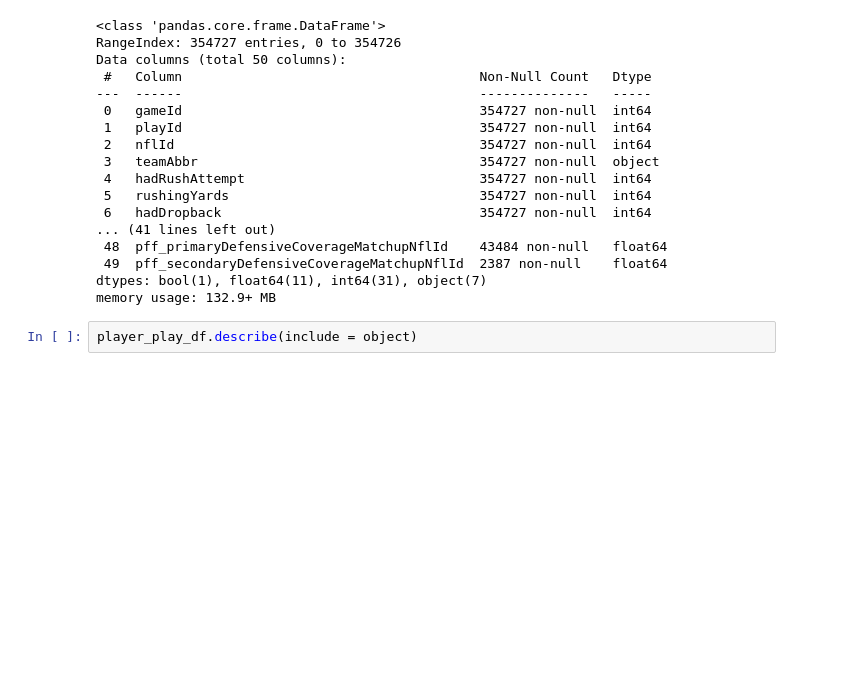
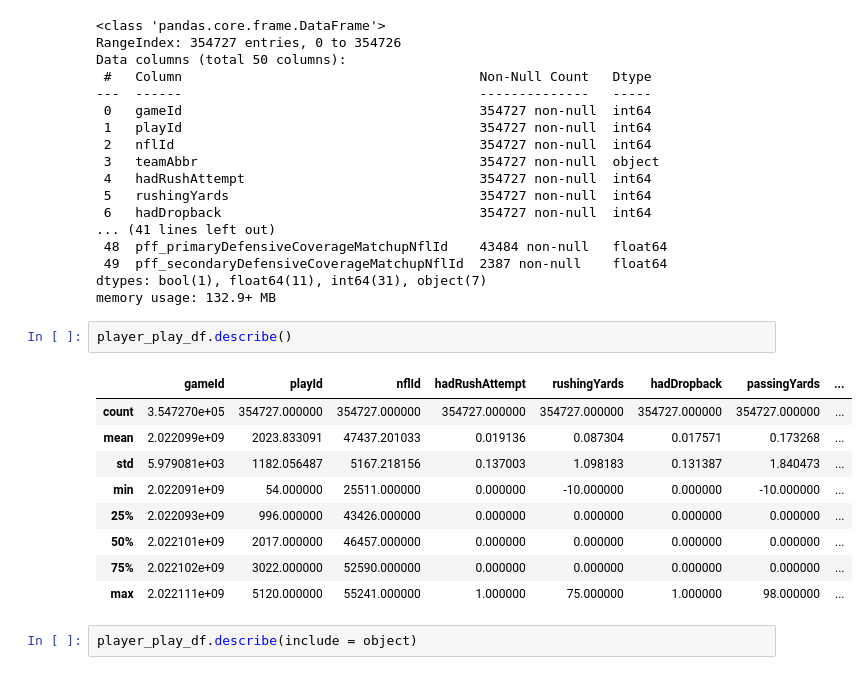
Before and after one commit to Aaryanshah428/NFL-Data-Analysis, a Jupyter notebook: analysis.ipynb, the cells around one changed output. Drawn from its saved outputs; the diff is of its cells as text; blank space fills up the shorter version.

```diff
--- a/analysis.ipynb
+++ b/analysis.ipynb
@@ -534,6 +534,18 @@ Data columns (total 50 columns):
  49  pff_secondaryDefensiveCoverageMatchupNflId  2387 non-null    float64
 dtypes: bool(1), float64(11), int64(31), object(7)
 memory usage: 132.9+ MB
+# %%
+player_play_df.describe()
+# %% [output]
+|  | gameId | playId | nflId | hadRushAttempt | rushingYards | hadDropback | passingYards | ... |
+| count | 3.547270e+05 | 354727.000000 | 354727.000000 | 354727.000000 | 354727.000000 | 354727.000000 | 354727.000000 | ... |
+| mean | 2.022099e+09 | 2023.833091 | 47437.201033 | 0.019136 | 0.087304 | 0.017571 | 0.173268 | ... |
+| std | 5.979081e+03 | 1182.056487 | 5167.218156 | 0.137003 | 1.098183 | 0.131387 | 1.840473 | ... |
+| min | 2.022091e+09 | 54.000000 | 25511.000000 | 0.000000 | -10.000000 | 0.000000 | -10.000000 | ... |
+| 25% | 2.022093e+09 | 996.000000 | 43426.000000 | 0.000000 | 0.000000 | 0.000000 | 0.000000 | ... |
+| 50% | 2.022101e+09 | 2017.000000 | 46457.000000 | 0.000000 | 0.000000 | 0.000000 | 0.000000 | ... |
+| 75% | 2.022102e+09 | 3022.000000 | 52590.000000 | 0.000000 | 0.000000 | 0.000000 | 0.000000 | ... |
+| max | 2.022111e+09 | 5120.000000 | 55241.000000 | 1.000000 | 75.000000 | 1.000000 | 98.000000 | ... |
 # %%
 player_play_df.describe(include = object)
 # %% [output]
```
Also changed, not shown: parts of 10 cells of this notebook.
